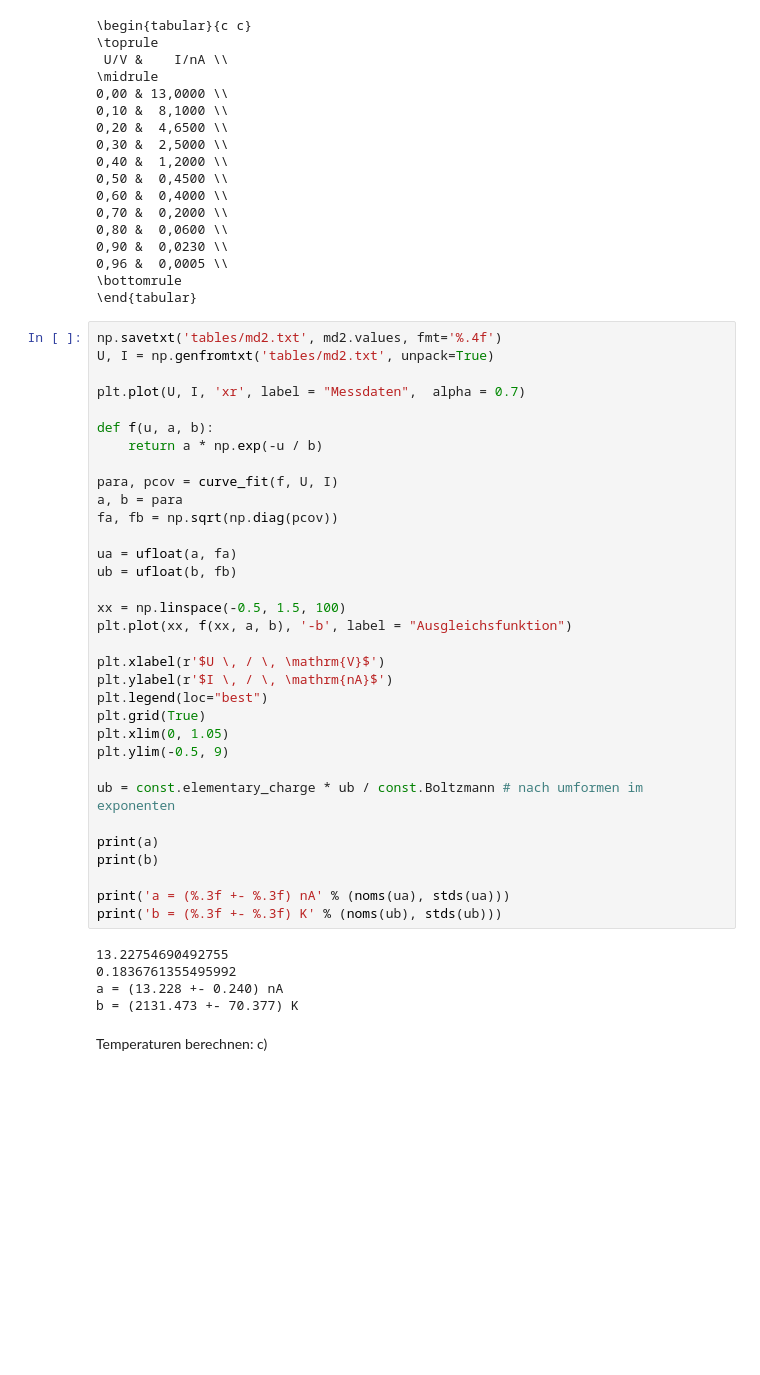
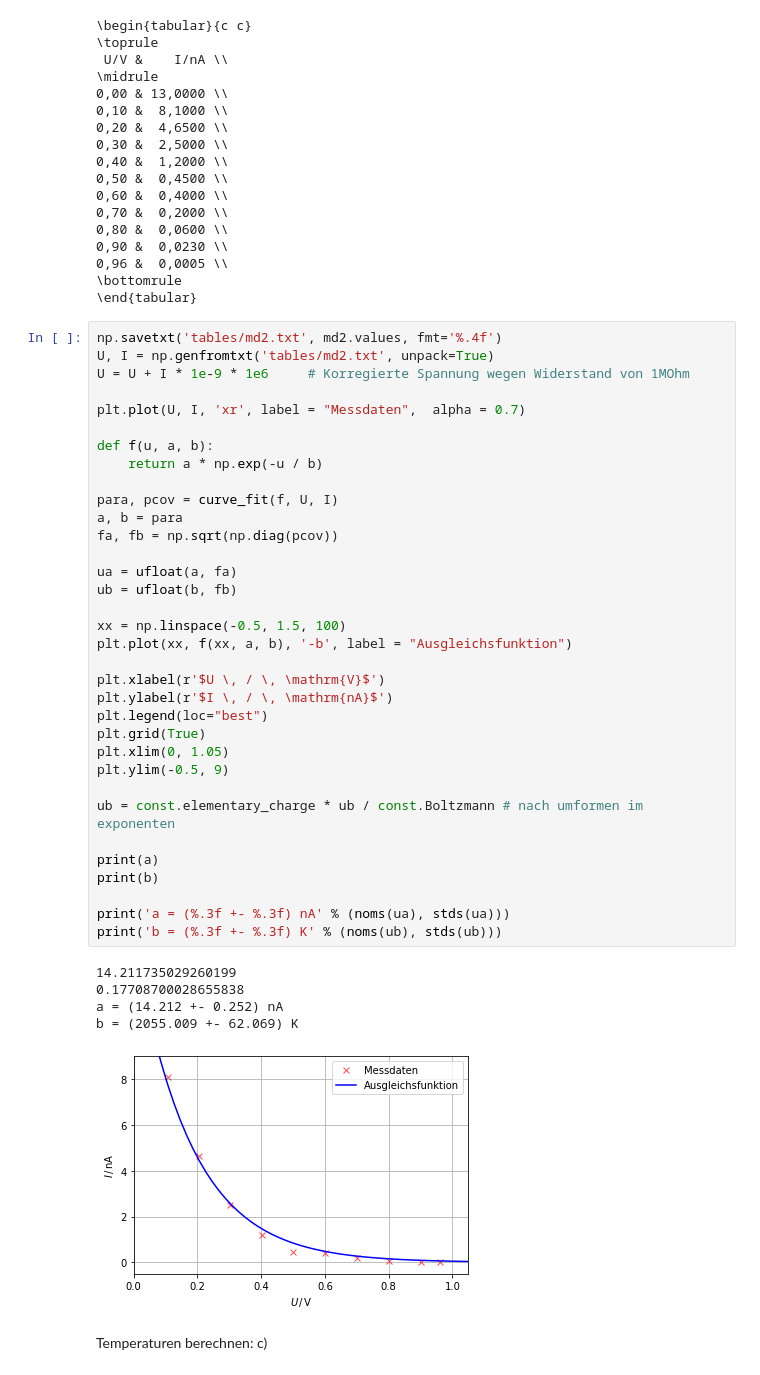
Before and after one commit to waerther/grundpraktikum2, a Jupyter notebook: v504/auswertung.ipynb, the cells around one changed output. Saved outputs shown, nothing was run; the diff lists cells and outputs as text; blank space fills up the shorter version.

```diff
--- a/v504/auswertung.ipynb
+++ b/v504/auswertung.ipynb
@@ -145,41 +152,43 @@ print(md2.to_latex(index = False, column_format= "c c", decimal=','))
 # %%
 np.savetxt('tables/md2.txt', md2.values, fmt='%.4f')
 U, I = np.genfromtxt('tables/md2.txt', unpack=True)
+U = U + I * 1e-9 * 1e6     # Korregierte Spannung wegen Widerstand von 1MOhm
 
 plt.plot(U, I, 'xr', label = "Messdaten",  alpha = 0.7)
 
 def f(u, a, b):
     return a * np.exp(-u / b)
 
 para, pcov = curve_fit(f, U, I)
 a, b = para
 fa, fb = np.sqrt(np.diag(pcov))
 
 ua = ufloat(a, fa)
 ub = ufloat(b, fb)
 
 xx = np.linspace(-0.5, 1.5, 100)
 plt.plot(xx, f(xx, a, b), '-b', label = "Ausgleichsfunktion")
 
 plt.xlabel(r'$U \, / \, \mathrm{V}$')
 plt.ylabel(r'$I \, / \, \mathrm{nA}$')
 plt.legend(loc="best")
 plt.grid(True)
 plt.xlim(0, 1.05)
 plt.ylim(-0.5, 9)
 
 ub = const.elementary_charge * ub / const.Boltzmann # nach umformen im exponenten
 
 print(a)
 print(b)
 
 print('a = (%.3f +- %.3f) nA' % (noms(ua), stds(ua)))
 print('b = (%.3f +- %.3f) K' % (noms(ub), stds(ub)))
 # %% [output]
-13.22754690492755
-0.1836761355495992
-a = (13.228 +- 0.240) nA
-b = (2131.473 +- 70.377) K
+14.211735029260199
+0.17708700028655838
+a = (14.212 +- 0.252) nA
+b = (2055.009 +- 62.069) K
+[figure, added]
 # %% [markdown]
 Temperaturen berechnen: c)
 # %%
```
Also changed, not shown: parts of 5 cells of this notebook, 7 other files.
